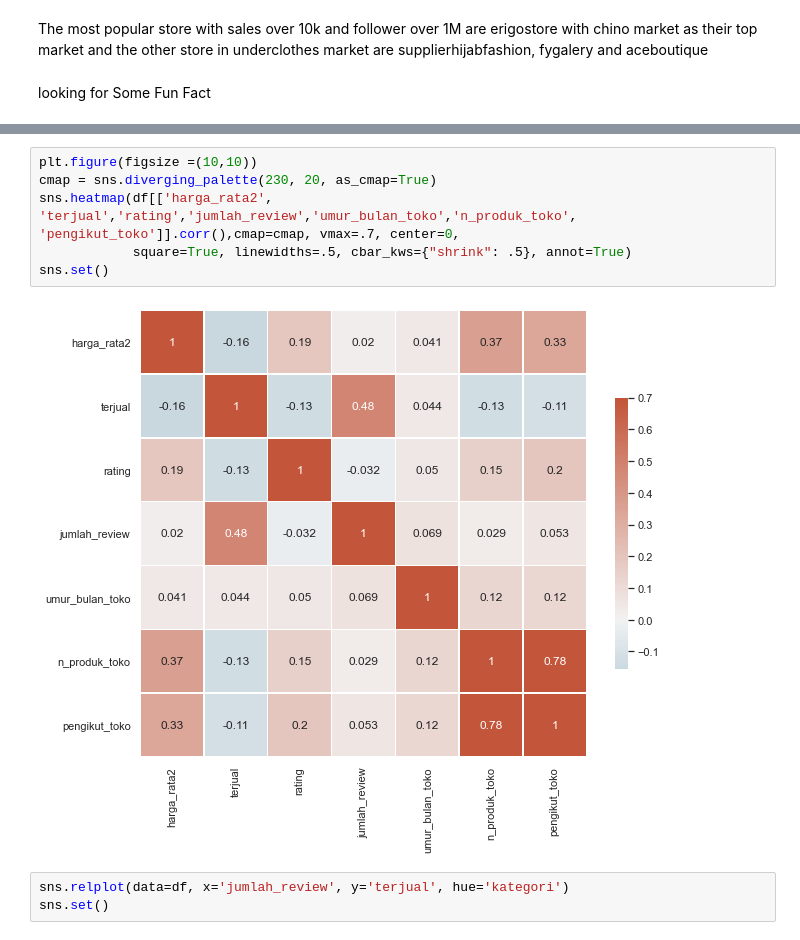
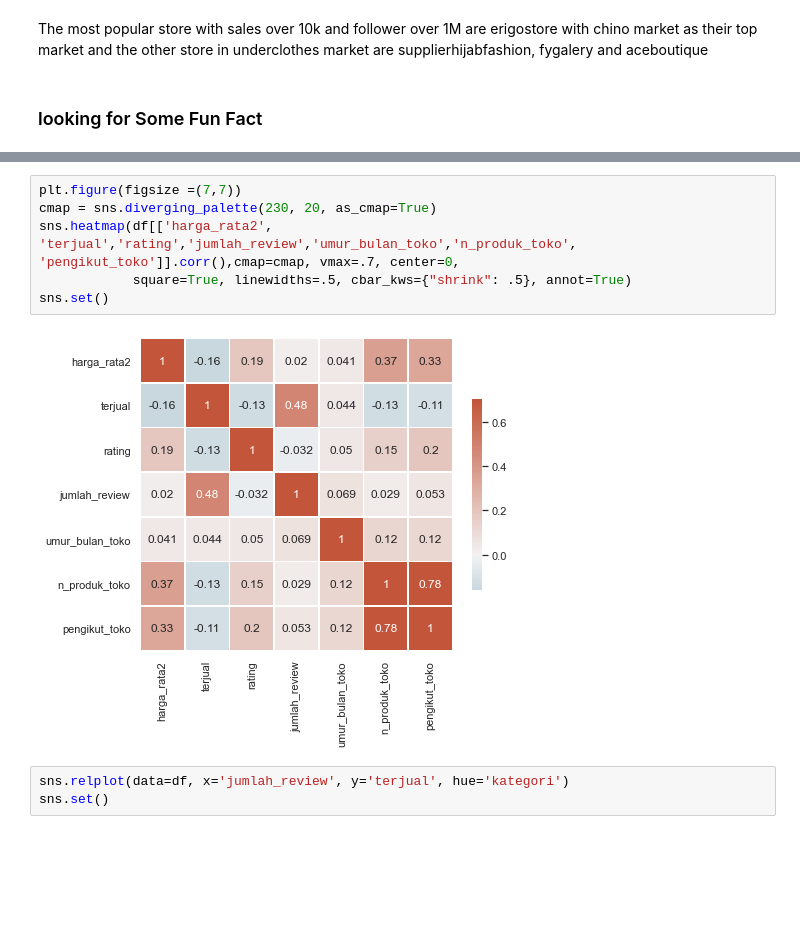
Before and after one commit to RodzanIskandar/Analyzing_Man_Fashions_in_E-commerce_Shopee_Indonesia, a Jupyter notebook: Pakaian_pria_shopee_EDA.ipynb, the cells around one changed output, grey strips where cells are left out. Cells and saved outputs as stored; diff of their text form; blank space fills up the shorter version.

```diff
--- a/Pakaian_pria_shopee_EDA.ipynb
+++ b/Pakaian_pria_shopee_EDA.ipynb
@@ -300,7 +300,7 @@ Name: nama, dtype: int64
 # %% [markdown]
 The most popular store with sales over 10k and follower over 1M are erigostore with chino market as their top market and the other store in underclothes market are supplierhijabfashion, fygalery and aceboutique
 # %% [markdown]
-looking for Some Fun Fact
+### looking for Some Fun Fact
 # %%
 df.head()
 # %% [output]
@@ -311,13 +311,13 @@ df.head()
 | 3 | Star[LANGSUNG DARI PABRIK] [HARGA... | Atasan | kaos | bandung | 27000.0 | 10000 | 4.9 | 43200 | galerykaospolos | ... |
 | 4 | Star+[LANGSUNG DARI PABRIK] Kaos ... | Atasan | kaos | jakarta utara | 30800.0 | 10000 | 4.9 | 69900 | redtomatoes | ... |
 # %%
-plt.figure(figsize =(10,10))
+plt.figure(figsize =(7,7))
 cmap = sns.diverging_palette(230, 20, as_cmap=True)
 sns.heatmap(df[['harga_rata2', 'terjual','rating','jumlah_review','umur_bulan_toko','n_produk_toko', 'pengikut_toko']].corr(),cmap=cmap, vmax=.7, center=0,
             square=True, linewidths=.5, cbar_kws={"shrink": .5}, annot=True)
 sns.set()
 # %% [output]
-[figure, old version]
+[figure, new version]
 # %%
 sns.relplot(data=df, x='jumlah_review', y='terjual', hue='kategori')
 sns.set()
```
Also changed, not shown: parts of 3 cells of this notebook.
